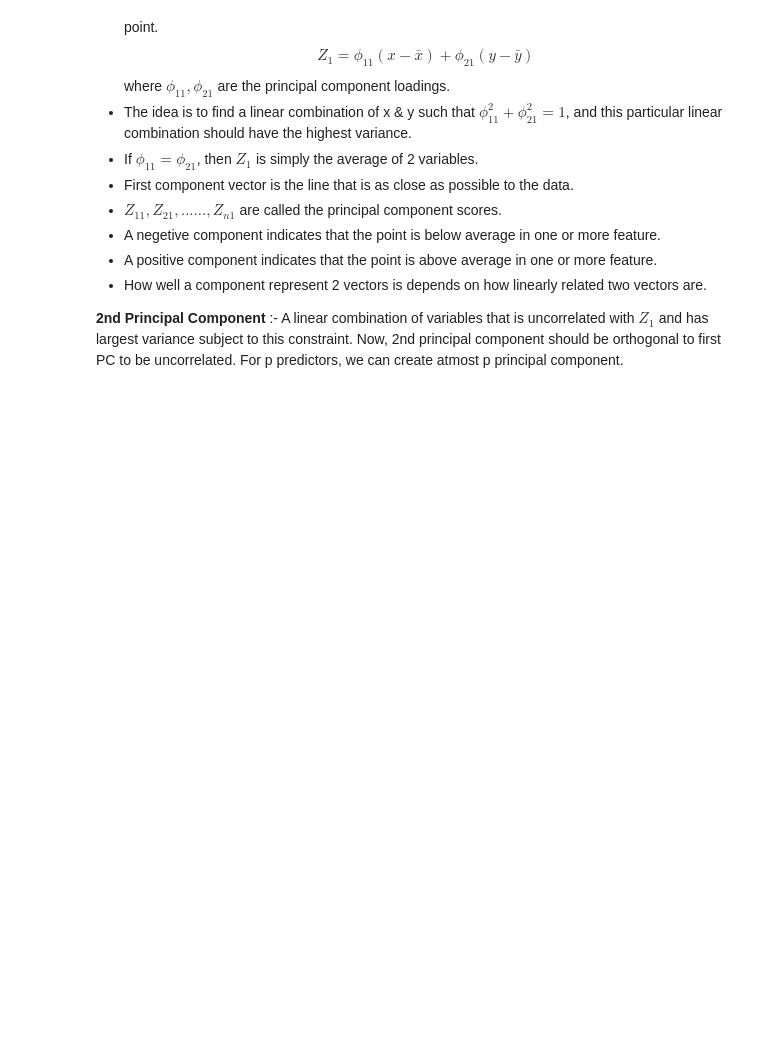
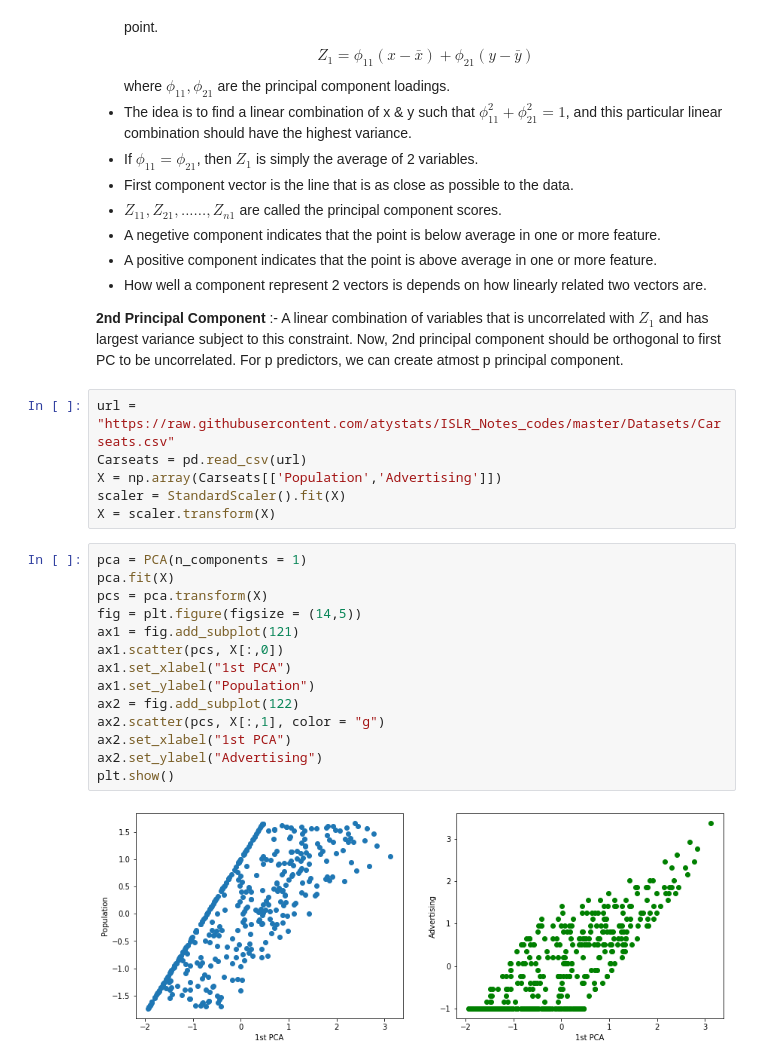
Before and after one commit to atystats/ISLR_Notes_codes, a Jupyter notebook: Chapter 6.ipynb, the cells around one changed output. Cells and saved outputs as stored; diff of their text form; blank space fills up the shorter version.

Commit message:
Notebook on ISLR

```diff
--- a/Chapter 6.ipynb
+++ b/Chapter 6.ipynb
@@ -514,3 +515,25 @@ where $\phi_{11}, \phi_{21}$ are the principal component loadings.
 * How well a component represent 2 vectors is depends on how linearly related two vectors are.
 
 __2nd Principal Component__ :- A linear combination of variables that is uncorrelated with $Z_1$ and has largest variance subject to this constraint. Now, 2nd principal component should be orthogonal to first PC to be uncorrelated. For p predictors, we can create atmost p principal component.
+# %%
+url = "https://raw.githubusercontent.com/atystats/ISLR_Notes_codes/master/Datasets/Carseats.csv"
+Carseats = pd.read_csv(url)
+X = np.array(Carseats[['Population','Advertising']])
+scaler = StandardScaler().fit(X)
+X = scaler.transform(X)
+# %%
+pca = PCA(n_components = 1)
+pca.fit(X)
+pcs = pca.transform(X)
+fig = plt.figure(figsize = (14,5))
+ax1 = fig.add_subplot(121)
+ax1.scatter(pcs, X[:,0])
+ax1.set_xlabel("1st PCA")
+ax1.set_ylabel("Population")
+ax2 = fig.add_subplot(122)
+ax2.scatter(pcs, X[:,1], color = "g")
+ax2.set_xlabel("1st PCA")
+ax2.set_ylabel("Advertising")
+plt.show()
+# %% [output]
+[figure, added]
```
Also changed, not shown: parts of 2 cells of this notebook.
